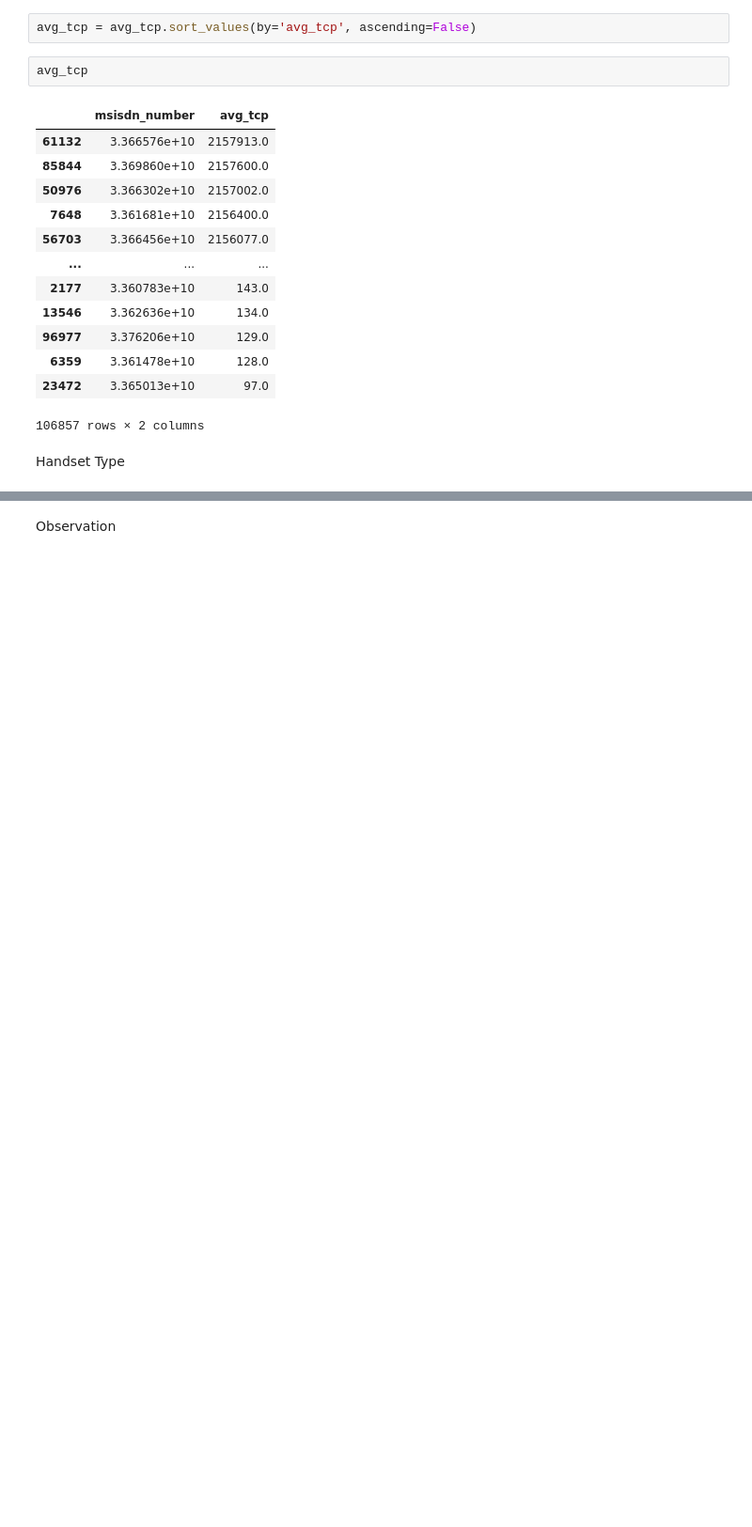
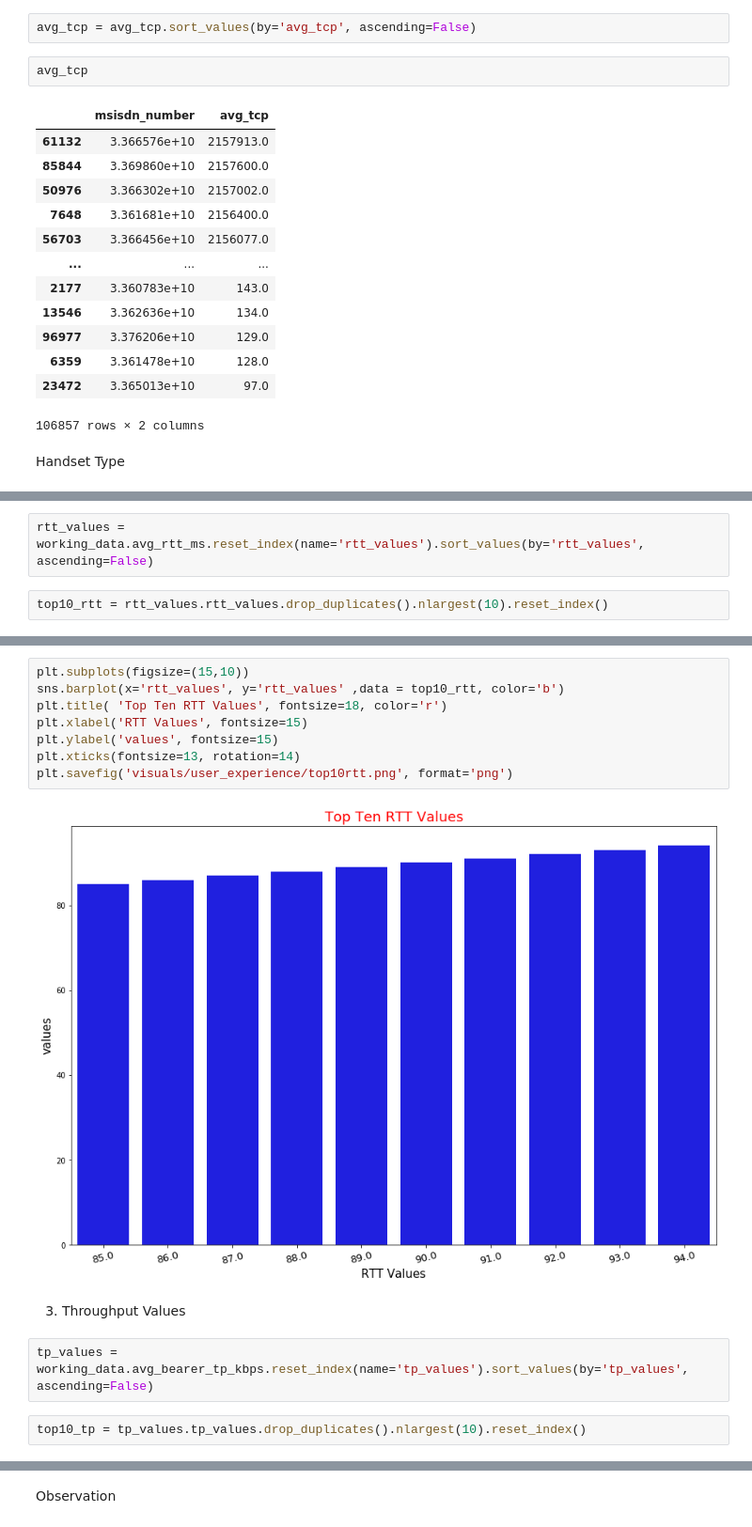
Before and after one commit to Patrick5455/tellco_user_analytics, a Jupyter notebook: analyis/user_experience.ipynb, the cells around one changed output, grey strips where cells are left out. Shown at 94% size. Drawn from its saved outputs; the diff is of its cells as text; blank space fills up the shorter version.

```diff
--- a/analyis/user_experience.ipynb
+++ b/analyis/user_experience.ipynb
@@ -544,0 +547,4 @@ plt.savefig('visuals/user_experience/top10trp.png', format='png')
+# %%
+rtt_values = working_data.avg_rtt_ms.reset_index(name='rtt_values').sort_values(by='rtt_values', ascending=False)
+# %%
+top10_rtt = rtt_values.rtt_values.drop_duplicates().nlargest(10).reset_index()
@@ -544,0 +565,16 @@ plt.savefig('visuals/user_experience/top10trp.png', format='png')
+# %%
+plt.subplots(figsize=(15,10))
+sns.barplot(x='rtt_values', y='rtt_values' ,data = top10_rtt, color='b')
+plt.title( 'Top Ten RTT Values', fontsize=18, color='r')
+plt.xlabel('RTT Values', fontsize=15)
+plt.ylabel('values', fontsize=15)
+plt.xticks(fontsize=13, rotation=14)
+plt.savefig('visuals/user_experience/top10rtt.png', format='png')
+# %% [output]
+[figure, added]
+# %% [markdown]
+3. Throughput Values
+# %%
+tp_values = working_data.avg_bearer_tp_kbps.reset_index(name='tp_values').sort_values(by='tp_values', ascending=False)
+# %%
+top10_tp = tp_values.tp_values.drop_duplicates().nlargest(10).reset_index()
```
Also changed, not shown: parts of 45 cells of this notebook, 3 other files.
